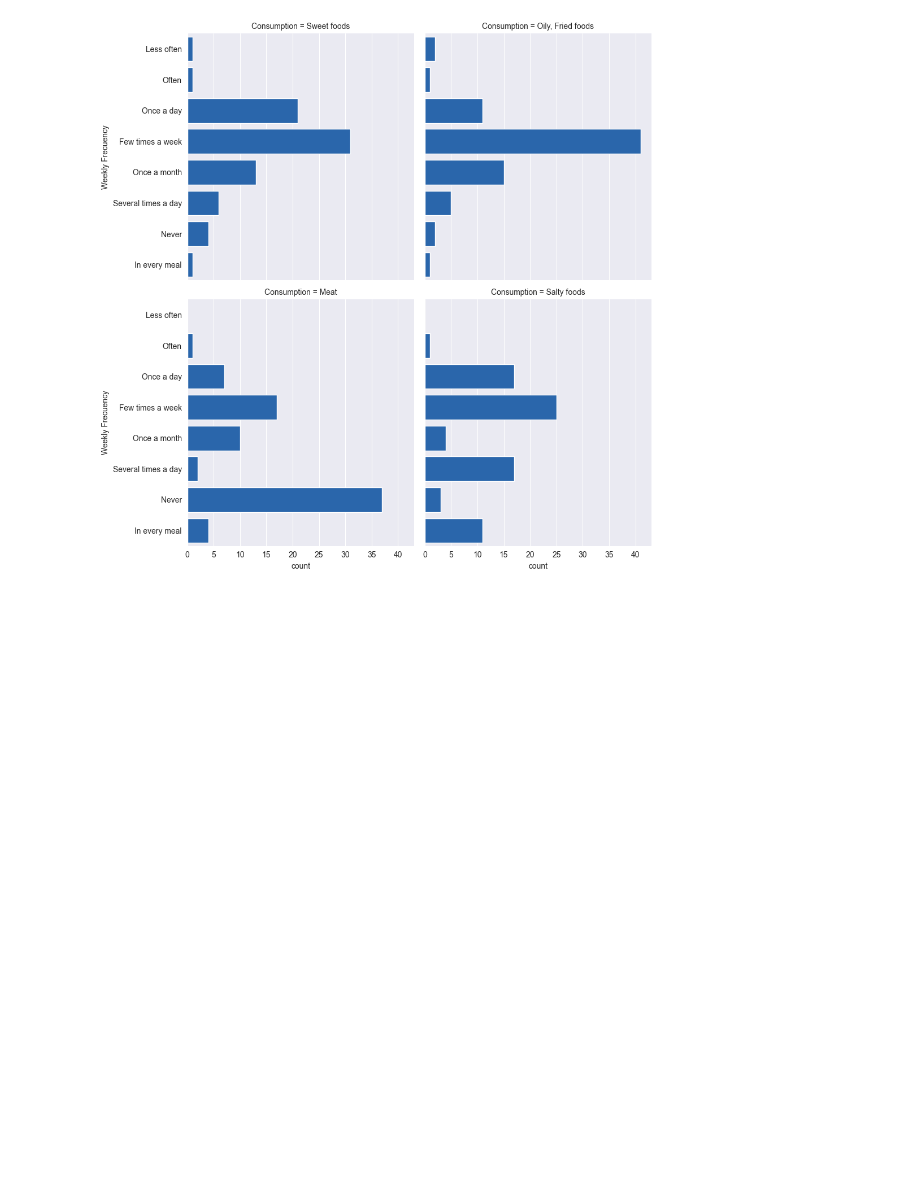
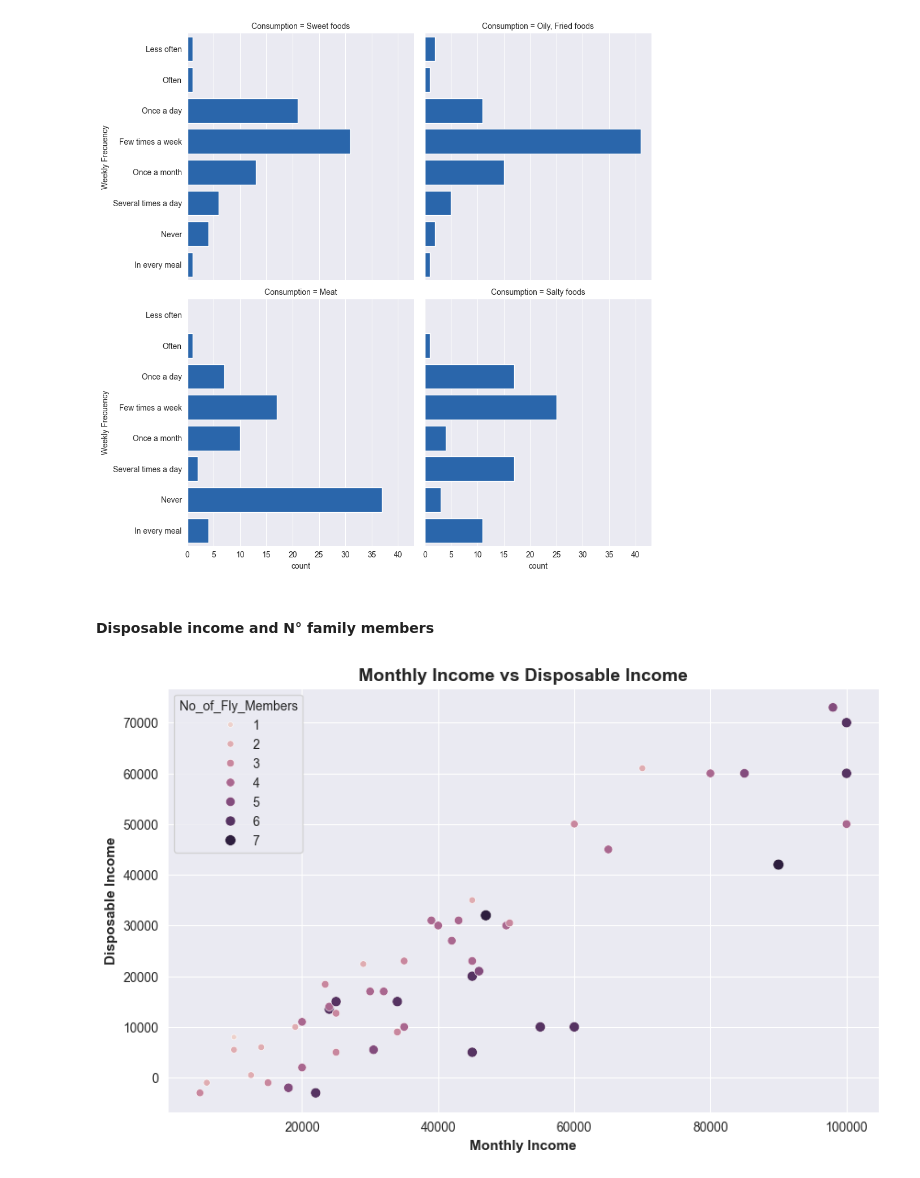
Before and after one commit to StephanieApaza/Income_influence_food_choices, a Jupyter notebook: income_food_choices.ipynb, the cells around one changed output. Saved outputs shown, nothing was run; the diff lists cells and outputs as text; code cells hidden in the pictures; blank space fills up the shorter version.

Commit message:
Calculating disposable income and visualization with number of family members

```diff
--- a/income_food_choices.ipynb
+++ b/income_food_choices.ipynb
@@ -596,3 +650,19 @@ sns.catplot(data=unhealthy_foods_long, y='Weekly Frecuency', kind='count', col='
 plt.show()
 # %% [output]
 [figure]
+# %% [markdown]
+#### Disposable income and N° family members
+# %%
+# Create disposable income column
+income_expenditure_df['disposable_income'] = income_expenditure_df['Mthly_HH_Income'] - income_expenditure_df['Mthly_HH_Expense']
+# %%
+# Graph of income and disposable income
+plt.figure(figsize=(10,6))
+sns.scatterplot(data=income_expenditure_df, x='Mthly_HH_Income', y='disposable_income', hue='No_of_Fly_Members'
+                ,size='No_of_Fly_Members')
+plt.title('Monthly Income vs Disposable Income', fontsize=14, weight="bold")
+plt.xlabel('Monthly Income',fontsize=11, weight="bold")
+plt.ylabel('Disposable Income', fontsize=11, weight="bold")
+plt.show()
+# %% [output]
+[figure, added]
```
Also changed, not shown: parts of 3 cells of this notebook.
